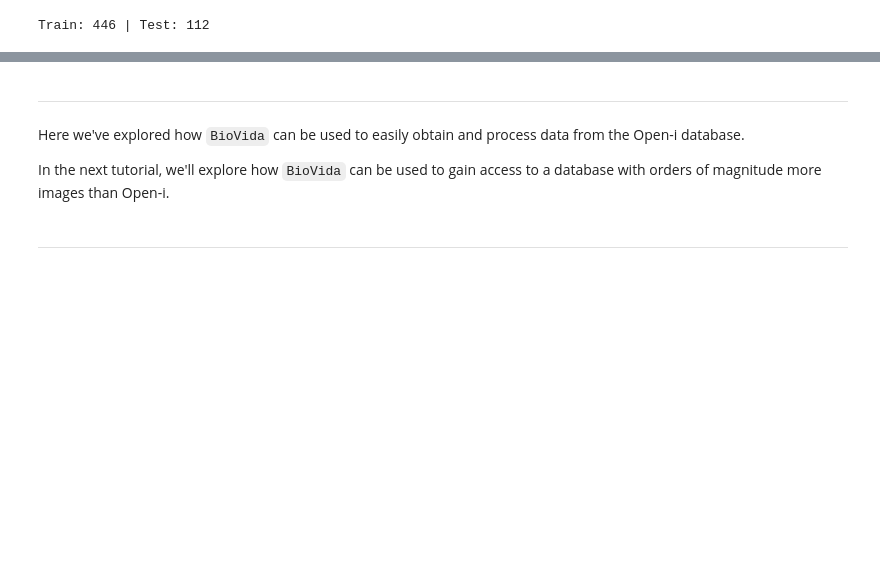
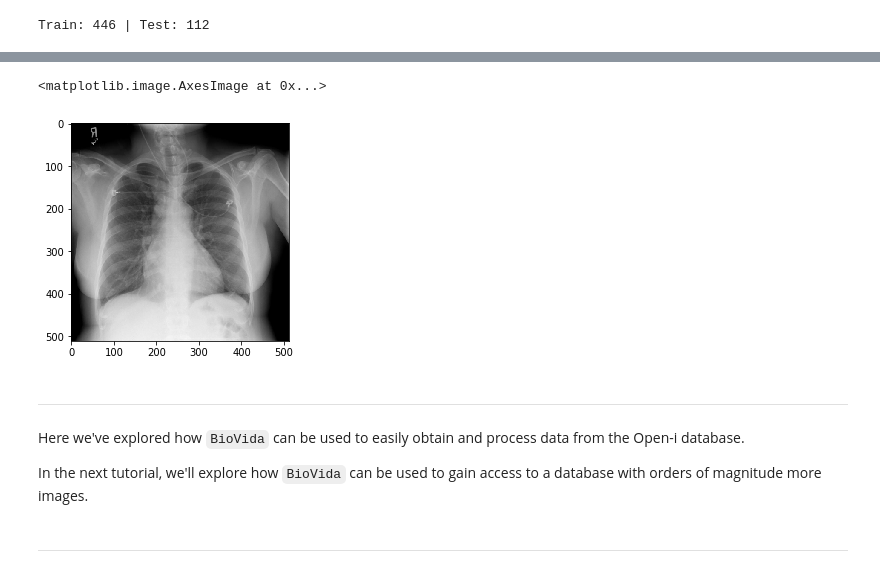
Before and after one commit to TariqAHassan/BioVida, a Jupyter notebook: tutorials/1_openi.ipynb, the cells around one changed output, grey strips where cells are left out. Drawn from its saved outputs; the diff is of its cells as text; code cells hidden in the pictures; blank space fills up the shorter version.

Commit message:
Update Tutorial

```diff
--- a/tutorials/1_openi.ipynb
+++ b/tutorials/1_openi.ipynb
@@ -302,8 +306,14 @@ show_image(train_norm[99])
+# %%
+# Calcinosis
+show_image(train_ca[104])
+# %% [output]
+<matplotlib.image.AxesImage at 0x...>
+[figure, added]
 # %% [markdown]
 ---
 # %% [markdown]
 Here we've explored how ``BioVida`` can be used to easily obtain and process data from the Open-i database. <br>
 
-In the next tutorial, we'll explore how ``BioVida`` can be used to gain access to a database with orders of magnitude more images than Open-i.
+In the next tutorial, we'll explore how ``BioVida`` can be used to gain access to a database with orders of magnitude more images.
 # %% [markdown]
 ---
```
Also changed, not shown: parts of 49 cells of this notebook.
